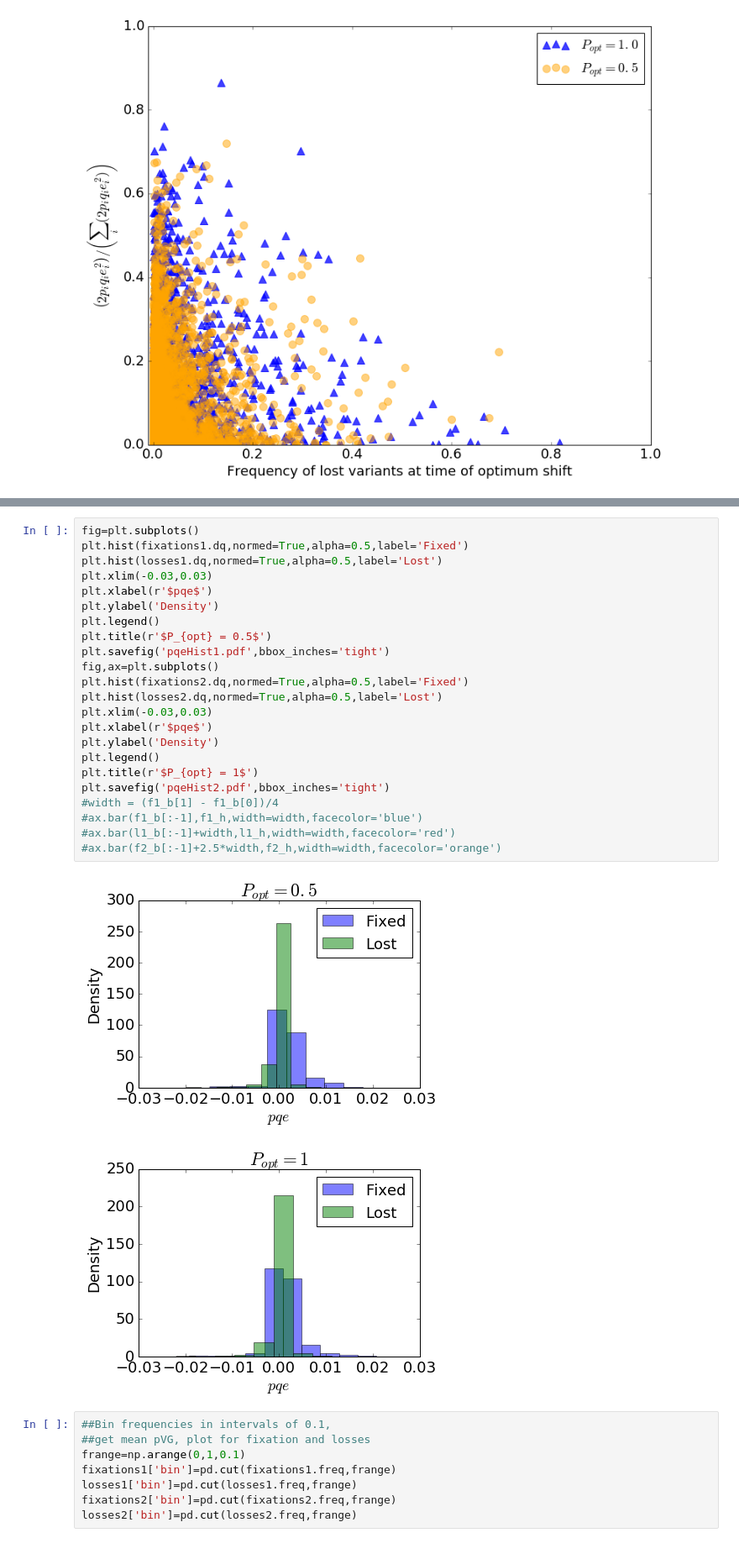
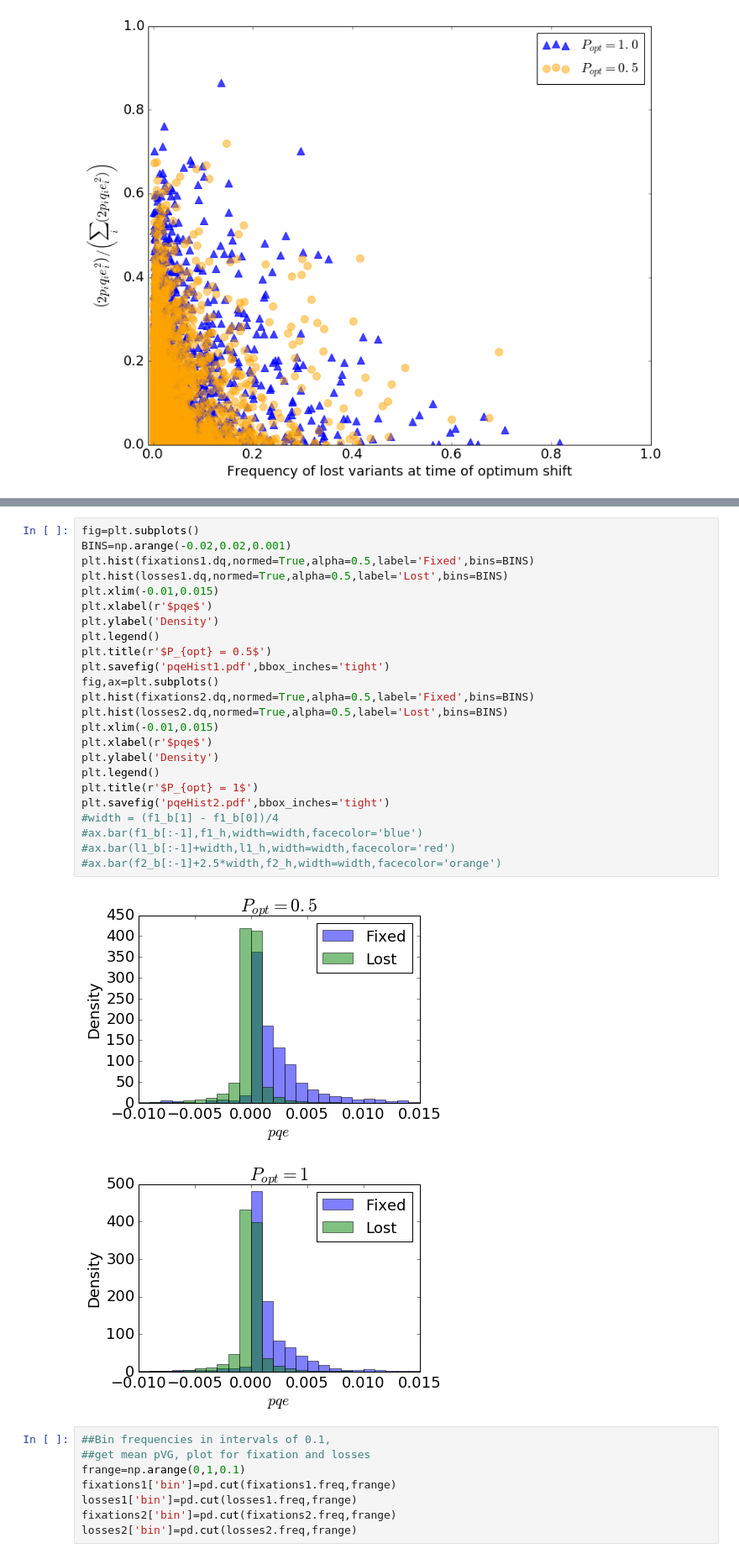
Before and after one commit to molpopgen/qtrait_paper, a Jupyter notebook: BoGPoster/MutationsAtOptimumShift.ipynb, the cells around one changed output, grey strips where cells are left out. Shown: that part at 84% size. Saved outputs shown, nothing was run; the diff lists cells and outputs as text.

Commit message:
tweak bins for histograms

```diff
--- a/BoGPoster/MutationsAtOptimumShift.ipynb
+++ b/BoGPoster/MutationsAtOptimumShift.ipynb
@@ -186,29 +176,30 @@ fixations1.dq.hist()
 # %%
 fig=plt.subplots()
-plt.hist(fixations1.dq,normed=True,alpha=0.5,label='Fixed')
-plt.hist(losses1.dq,normed=True,alpha=0.5,label='Lost')
-plt.xlim(-0.03,0.03)
+BINS=np.arange(-0.02,0.02,0.001)
+plt.hist(fixations1.dq,normed=True,alpha=0.5,label='Fixed',bins=BINS)
+plt.hist(losses1.dq,normed=True,alpha=0.5,label='Lost',bins=BINS)
+plt.xlim(-0.01,0.015)
 plt.xlabel(r'$pqe$')
 plt.ylabel('Density')
 plt.legend()
 plt.title(r'$P_{opt} = 0.5$')
 plt.savefig('pqeHist1.pdf',bbox_inches='tight')
 fig,ax=plt.subplots()
-plt.hist(fixations2.dq,normed=True,alpha=0.5,label='Fixed')
-plt.hist(losses2.dq,normed=True,alpha=0.5,label='Lost')
-plt.xlim(-0.03,0.03)
+plt.hist(fixations2.dq,normed=True,alpha=0.5,label='Fixed',bins=BINS)
+plt.hist(losses2.dq,normed=True,alpha=0.5,label='Lost',bins=BINS)
+plt.xlim(-0.01,0.015)
 plt.xlabel(r'$pqe$')
 plt.ylabel('Density')
 plt.legend()
 plt.title(r'$P_{opt} = 1$')
 plt.savefig('pqeHist2.pdf',bbox_inches='tight')
 #width = (f1_b[1] - f1_b[0])/4
 #ax.bar(f1_b[:-1],f1_h,width=width,facecolor='blue')
 #ax.bar(l1_b[:-1]+width,l1_h,width=width,facecolor='red')
 #ax.bar(f2_b[:-1]+2.5*width,f2_h,width=width,facecolor='orange')
 # %% [output]
-[figure, old version]
+[figure, new version]
-[figure, old version]
+[figure, new version]
 # %%
 ##Bin frequencies in intervals of 0.1,
 ##get mean pVG, plot for fixation and losses
```
Also changed, not shown: parts of 2 cells of this notebook.
